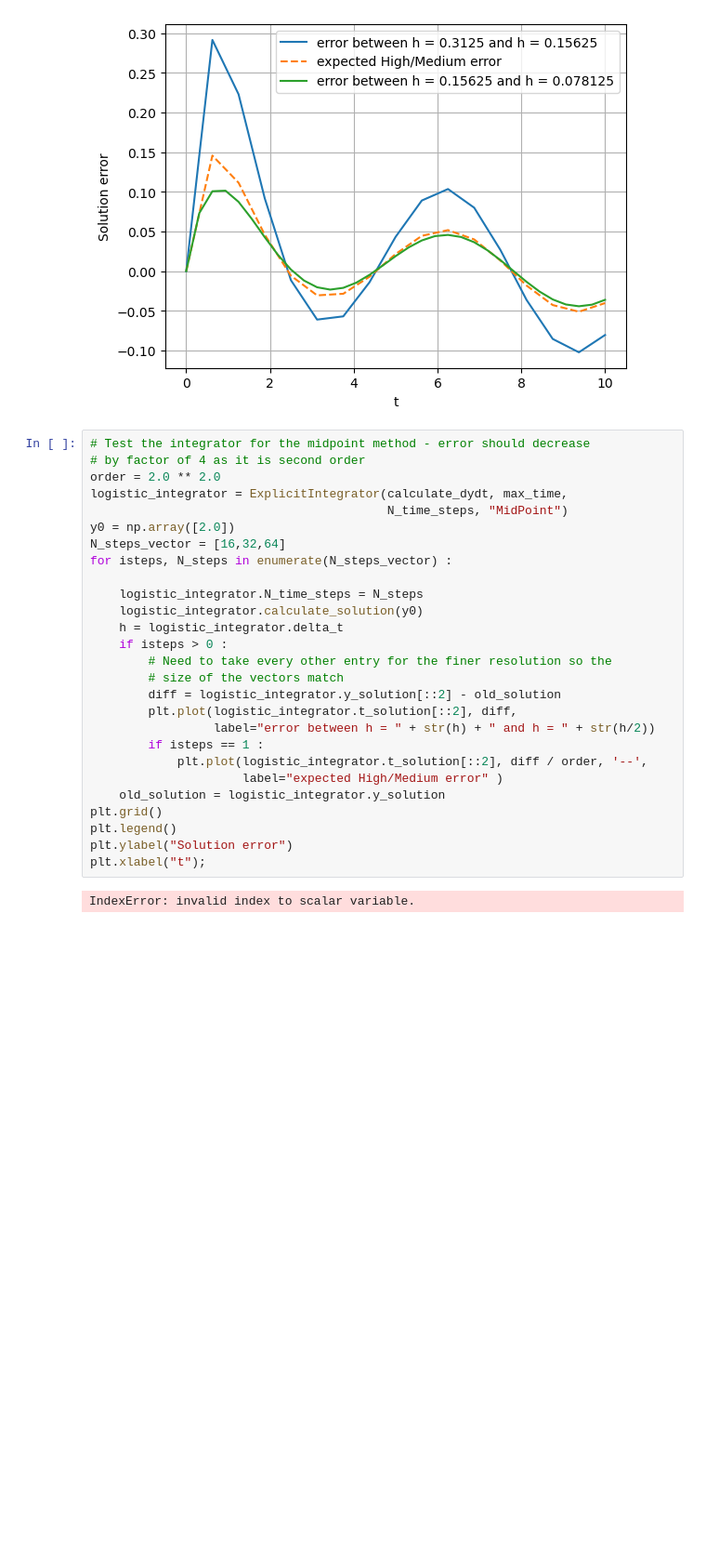
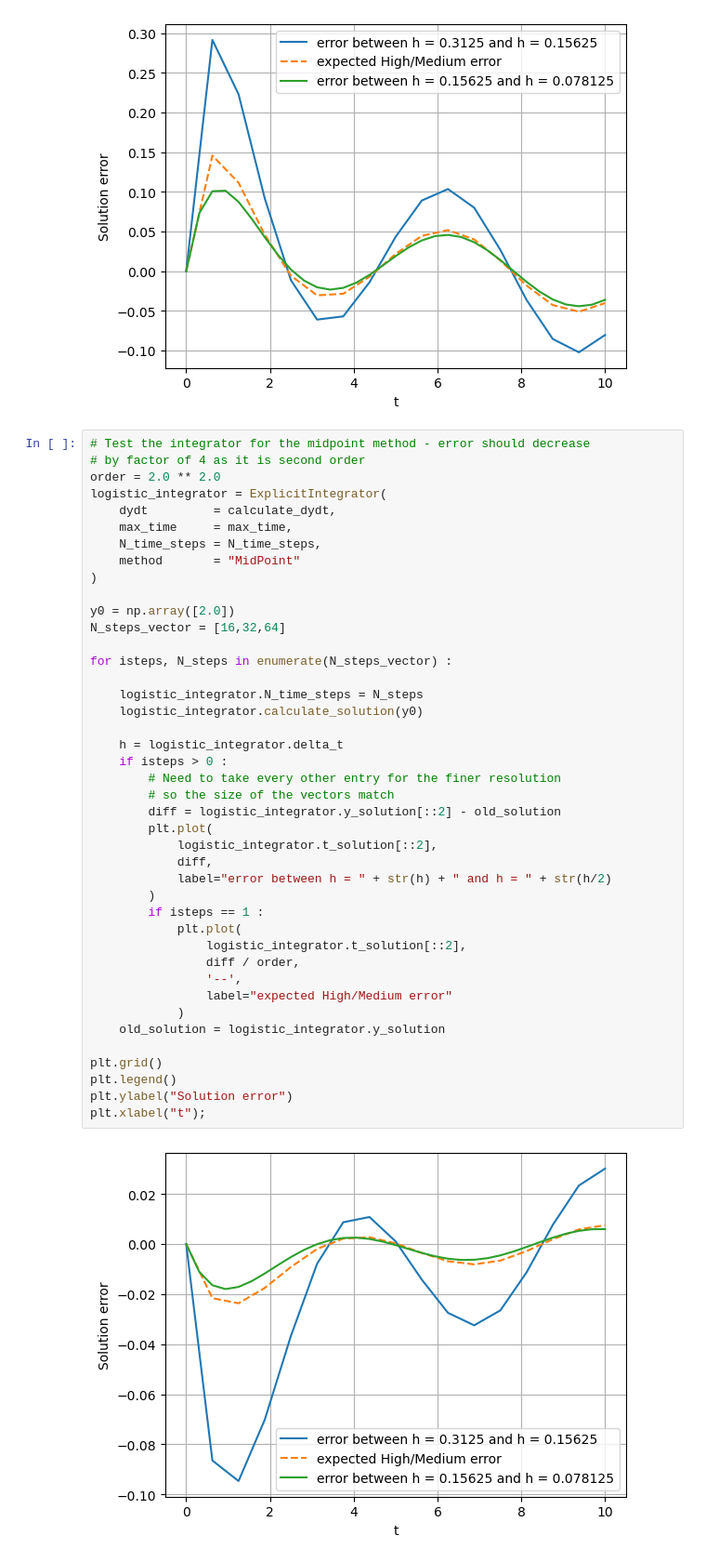
Before and after one commit to trung-vt/TopicsInSciComp, a Jupyter notebook: Working Notebooks/Week4_LabExercises_Solutions.ipynb, the cells around one changed output. Shown: that part at 93% size. Saved outputs shown, nothing was run; the diff lists cells and outputs as text; blank space fills up the shorter version.

```diff
--- a/Working Notebooks/Week4_LabExercises_Solutions.ipynb
+++ b/Working Notebooks/Week4_LabExercises_Solutions.ipynb
@@ -244,32 +347,47 @@ plt.xlabel("t");
 # %%
 # Test the integrator for the midpoint method - error should decrease
 # by factor of 4 as it is second order
 order = 2.0 ** 2.0
-logistic_integrator = ExplicitIntegrator(calculate_dydt, max_time,
-                                         N_time_steps, "MidPoint")
+logistic_integrator = ExplicitIntegrator(
+    dydt         = calculate_dydt,
+    max_time     = max_time,
+    N_time_steps = N_time_steps,
+    method       = "MidPoint"
+)
+
 y0 = np.array([2.0])
 N_steps_vector = [16,32,64]
+
 for isteps, N_steps in enumerate(N_steps_vector) :
 
     logistic_integrator.N_time_steps = N_steps
     logistic_integrator.calculate_solution(y0)
+
     h = logistic_integrator.delta_t
     if isteps > 0 :
-        # Need to take every other entry for the finer resolution so the
-        # size of the vectors match
+        # Need to take every other entry for the finer resolution
+        # so the size of the vectors match
         diff = logistic_integrator.y_solution[::2] - old_solution
-        plt.plot(logistic_integrator.t_solution[::2], diff,
-                 label="error between h = " + str(h) + " and h = " + str(h/2))
+        plt.plot(
+            logistic_integrator.t_solution[::2],
+            diff,
+            label="error between h = " + str(h) + " and h = " + str(h/2)
+        )
         if isteps == 1 :
-            plt.plot(logistic_integrator.t_solution[::2], diff / order, '--',
-                     label="expected High/Medium error" )
+            plt.plot(
+                logistic_integrator.t_solution[::2],
+                diff / order,
+                '--',
+                label="expected High/Medium error"
+            )
     old_solution = logistic_integrator.y_solution
+
 plt.grid()
 plt.legend()
 plt.ylabel("Solution error")
 plt.xlabel("t");
 # %% [output]
-IndexError: invalid index to scalar variable.
+[figure, added]
 # %%
 # Test the integrator for the RK4 method - error should decrease
 # by factor of 16 as it is 4th order
```
Also changed, not shown: parts of 18 cells of this notebook.
